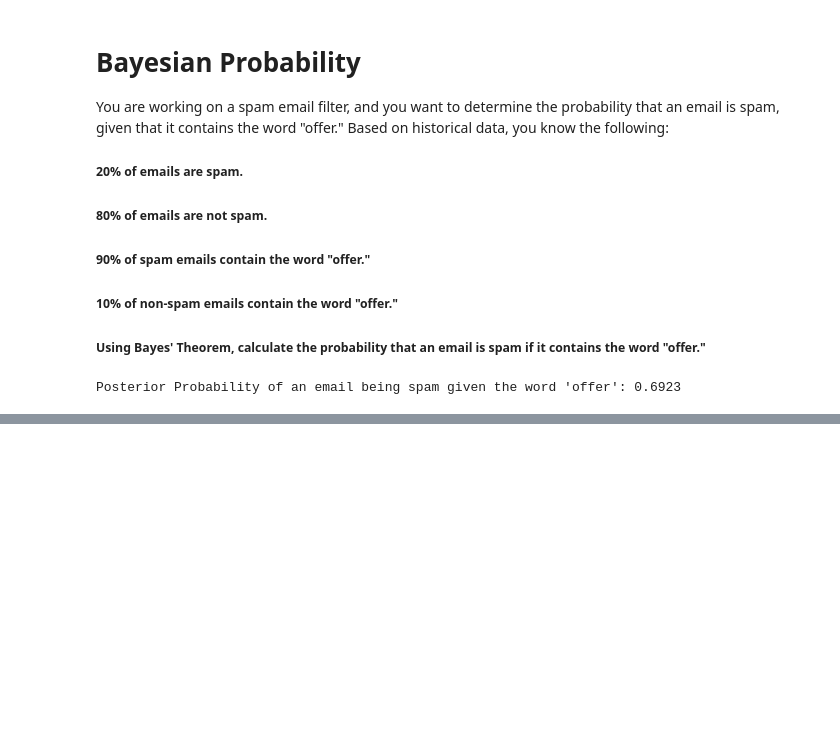
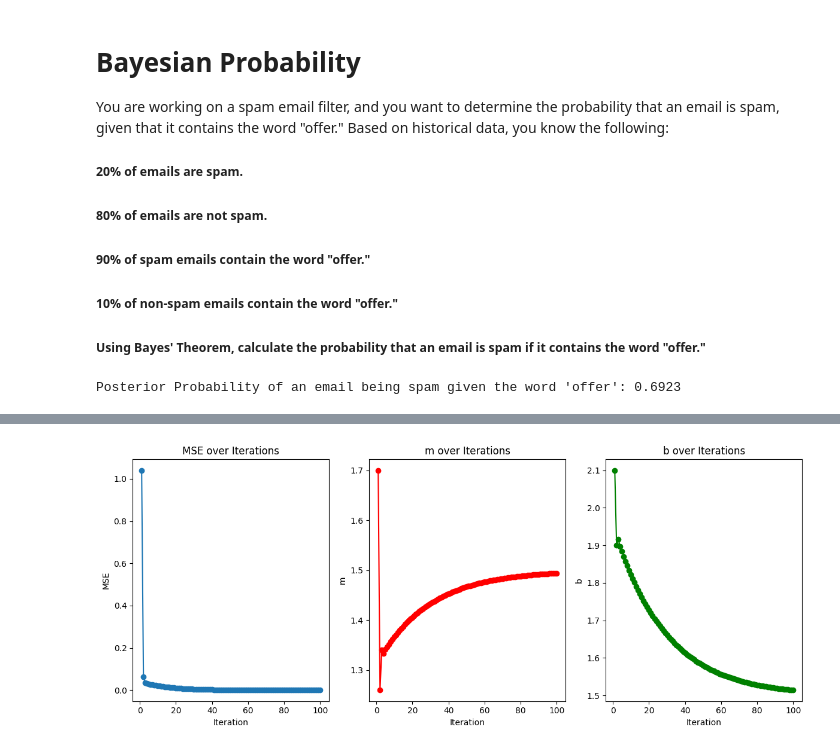
Before and after one commit to gyhaan/probability-distribution__Group5, a Jupyter notebook: Probability_distribution.ipynb, the cells around one changed output, grey strips where cells are left out. Drawn from its saved outputs; the diff is of its cells as text; code cells hidden in the pictures; blank space fills up the shorter version.

Commit message:
Implemented gradient descent for linear regression with visualization of parameter updates.

```diff
--- a/Probability_distribution.ipynb
+++ b/Probability_distribution.ipynb
@@ -99,0 +102,80 @@ Posterior Probability of an email being spam given the word 'offer': 0.6923
+# %%
+import numpy as np
+import matplotlib.pyplot as plt
+from scipy.optimize import minimize
+
+# Given data points (from document)
+X = np.array([1, 3])
+Y = np.array([3, 6])
+
+# Mean Squared Error (MSE) function
+def mse(params):
+    m, b = params
+    Y_pred = m * X + b
+    return np.mean((Y - Y_pred) ** 2)
+
+# Gradient Descent Implementation
+def gradient_descent(X, Y, learning_rate=0.1, max_iterations=100, tolerance=1e-6):
+    m, b = -1, 1  # Initial values on per document
+    history = []  # To store m, b, and MSE over iterations
+
+    for iteration in range(max_iterations):
+        # Compute predictions
+        Y_pred = m * X + b
+
+        # Compute gradients
+        dm = -2 * np.sum(X * (Y - Y_pred)) / len(X)
+        db = -2 * np.sum(Y - Y_pred) / len(X)
+
+        # Update parameters
+        m -= learning_rate * dm
+        b -= learning_rate * db
+
+        # Compute MSE
+        error = mse((m, b))
+        history.append((m, b, error))
+
+        # Stopping condition: If parameter updates are very small, stop
+        if abs(dm) < tolerance and abs(db) < tolerance:
+            break
+
+    return m, b, history
+
+# Run gradient descent
+m_final, b_final, history = gradient_descent(X, Y)
+
+# Extract history data for plotting
+iterations = np.arange(1, len(history) + 1)
+m_values, b_values, errors = zip(*history)
+
+# Plot the parameter updates over iterations
+plt.figure(figsize=(12, 5))
+
+# Plot MSE reduction
+plt.subplot(1, 3, 1)
+plt.plot(iterations, errors, marker='o', linestyle='-')
+plt.xlabel("Iteration")
+plt.ylabel("MSE")
+plt.title("MSE over Iterations")
+
+# Plot m updates
+plt.subplot(1, 3, 2)
+plt.plot(iterations, m_values, marker='o', linestyle='-', color='red')
+plt.xlabel("Iteration")
+plt.ylabel("m")
+plt.title("m over Iterations")
+
+# Plot b updates
+plt.subplot(1, 3, 3)
+plt.plot(iterations, b_values, marker='o', linestyle='-', color='green')
+plt.xlabel("Iteration")
+plt.ylabel("b")
+plt.title("b over Iterations")
+
+plt.tight_layout()
+plt.show()
+
+# Print final values (Iterations)
+print(f"Final m: {m_final:.4f}, Final b: {b_final:.4f}")
+# %% [output]
+[figure, added]
```
Also changed, not shown: parts of 2 cells of this notebook.
